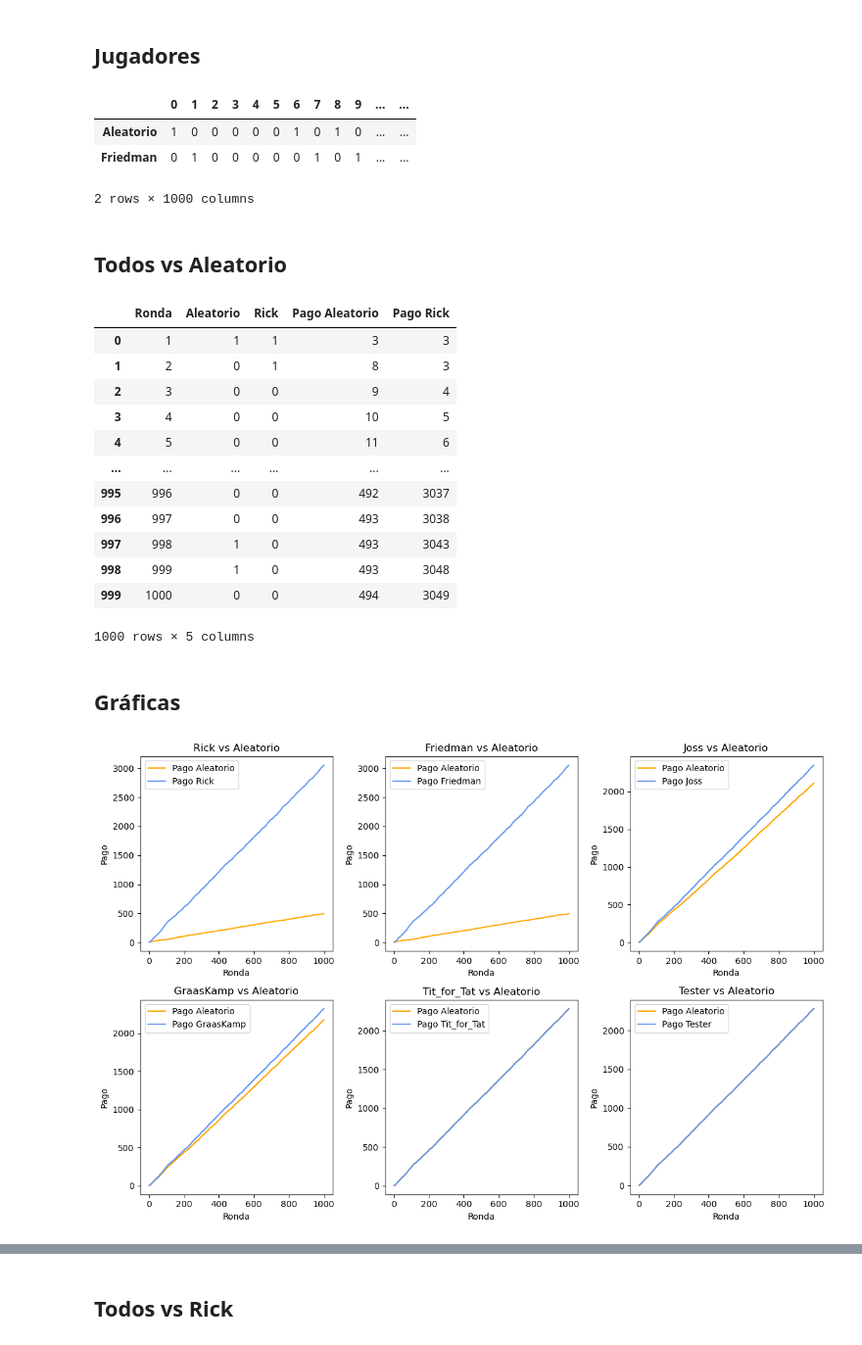
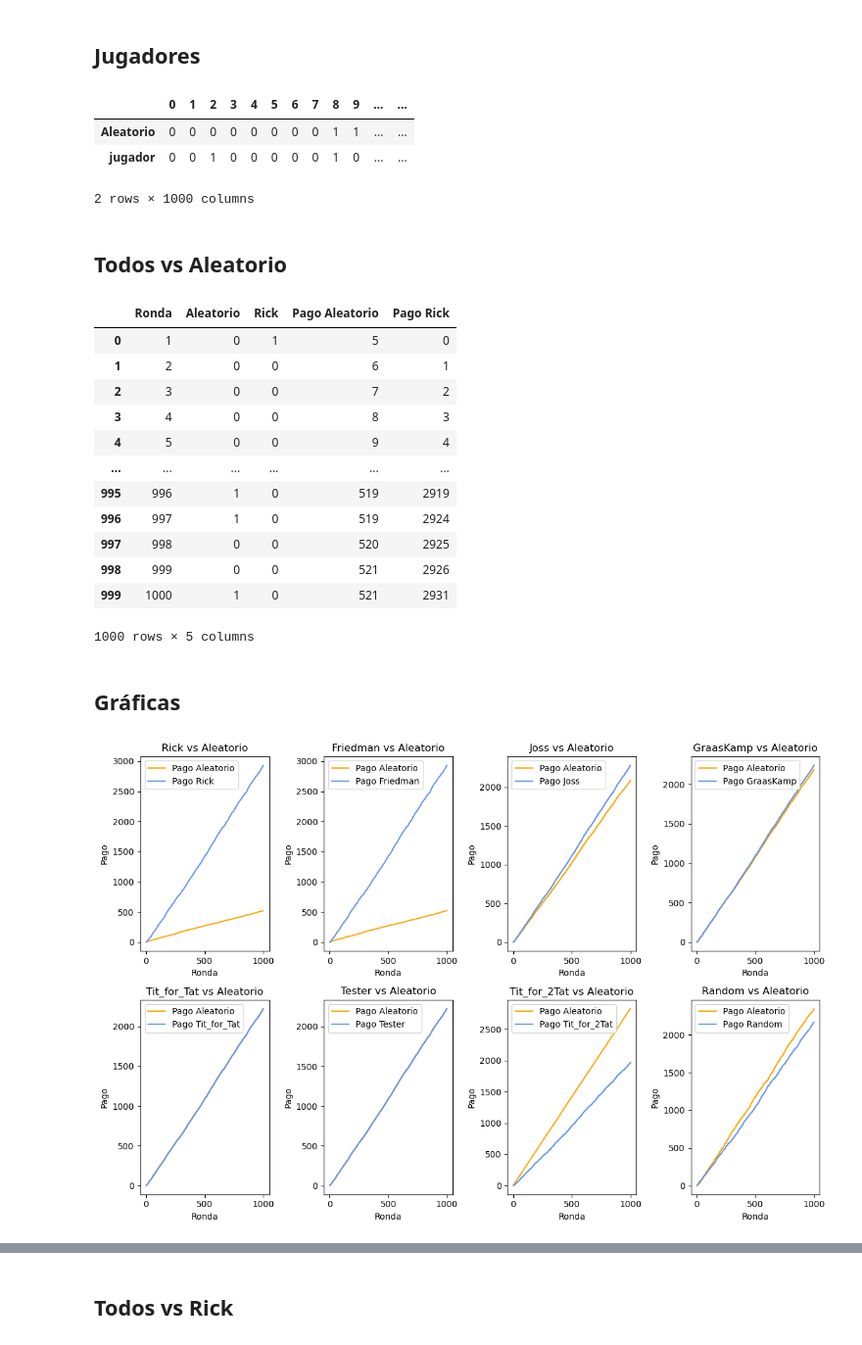
Before and after one commit to AlexFajardo26/Teoria_de_juegos, a Jupyter notebook: Proyecto.ipynb, the cells around one changed output, grey strips where cells are left out. Shown at 98% size. Saved outputs shown, nothing was run; the diff lists cells and outputs as text; code cells hidden in the pictures.

```diff
--- a/Proyecto.ipynb
+++ b/Proyecto.ipynb
@@ -152,14 +152,15 @@ def Tester (aleatorio):
             Tester_plays.append((i-2) % 2)
     return Tester_plays
 
-#def Tit_for_2Tat (aleatorio):
+def Tit_for_2Tat (aleatorio):
     Tit_for_2Tat_play = []
     ceros = 0
 
-    for i in range(0, len(aleatorio)+1):
+    for i in range(0, len(aleatorio)):
         if i == 0:
             Tit_for_2Tat_play.append(1)
-        elif aleatorio[i - 1] == 0:
+            continue
+        if aleatorio[i - 1] == 0:
             ceros += 1
         else :
             ceros = 0
@@ -170,22 +171,28 @@ def Tester (aleatorio):
             Tit_for_2Tat_play.append(aleatorio[i - 1])
 
     return Tit_for_2Tat_play
+
+def Random_player (aleatorio):
+    random_play = []
+    for _ in range(0, len(aleatorio)):
+        random_play.append(random.randint(0, 1))
+    return random_play
 # %%
 dataframe = pd.DataFrame ({
     'Aleatorio': aleatorio,
-    'Friedman': Tester(aleatorio)
+    'jugador': Random_player(aleatorio)
 }).T
 dataframe
 # %% [output]
 |  | 0 | 1 | 2 | 3 | 4 | 5 | 6 | 7 | 8 | 9 | ... | ... |
-| Aleatorio | 1 | 0 | 0 | 0 | 0 | 0 | 1 | 0 | 1 | 0 | ... | ... |
-| Friedman | 0 | 1 | 0 | 0 | 0 | 0 | 0 | 1 | 0 | 1 | ... | ... |
+| Aleatorio | 0 | 0 | 0 | 0 | 0 | 0 | 0 | 0 | 1 | 1 | ... | ... |
+| jugador | 0 | 0 | 1 | 0 | 0 | 0 | 0 | 0 | 1 | 0 | ... | ... |
 2 rows × 1000 columns
 # %% [markdown]
 ## Todos vs Aleatorio
 # %%
-nombres_aleatorio = ['Rick', 'Friedman', 'Joss', 'GraasKamp', 'Tit_for_Tat', 'Tester']
-jugadores = [Rick, Friedman, Joss, GraasKamp, Tit_for_Tat, Tester]
+nombres_aleatorio = ['Rick', 'Friedman', 'Joss', 'GraasKamp', 'Tit_for_Tat', 'Tester', 'Tit_for_2Tat', 'Random']
+jugadores = [Rick, Friedman, Joss, GraasKamp, Tit_for_Tat, Tester, Tit_for_2Tat, Random_player]
 
 df_aleatorio = []
 
@@ -210,39 +217,39 @@ for i in range(len(nombres_aleatorio)):
 df_aleatorio[0]
 # %% [output]
 |  | Ronda | Aleatorio | Rick | Pago Aleatorio | Pago Rick |
-| 0 | 1 | 1 | 1 | 3 | 3 |
-| 1 | 2 | 0 | 1 | 8 | 3 |
-| 2 | 3 | 0 | 0 | 9 | 4 |
-| 3 | 4 | 0 | 0 | 10 | 5 |
-| 4 | 5 | 0 | 0 | 11 | 6 |
+| 0 | 1 | 0 | 1 | 5 | 0 |
+| 1 | 2 | 0 | 0 | 6 | 1 |
+| 2 | 3 | 0 | 0 | 7 | 2 |
+| 3 | 4 | 0 | 0 | 8 | 3 |
+| 4 | 5 | 0 | 0 | 9 | 4 |
 | ... | ... | ... | ... | ... | ... |
-| 995 | 996 | 0 | 0 | 492 | 3037 |
-| 996 | 997 | 0 | 0 | 493 | 3038 |
-| 997 | 998 | 1 | 0 | 493 | 3043 |
-| 998 | 999 | 1 | 0 | 493 | 3048 |
-| 999 | 1000 | 0 | 0 | 494 | 3049 |
+| 995 | 996 | 1 | 0 | 519 | 2919 |
+| 996 | 997 | 1 | 0 | 519 | 2924 |
+| 997 | 998 | 0 | 0 | 520 | 2925 |
+| 998 | 999 | 0 | 0 | 521 | 2926 |
+| 999 | 1000 | 1 | 0 | 521 | 2931 |
 1000 rows × 5 columns
 # %% [markdown]
 ## Gráficas
 # %%
 def grafica_pagos_aleatorio (df_aleatorio, nombres_aleatorio):
     plt.figure(figsize=(12, 8))
 
     for i in range(len(nombres_aleatorio)):
-        plt.subplot(2, 3, i+1)
+        plt.subplot(2, 4, i+1)
         plt.plot(df_aleatorio[i]['Ronda'], df_aleatorio[i]['Pago Aleatorio'], label='Pago Aleatorio', color='orange')
         plt.plot(df_aleatorio[i]['Ronda'], df_aleatorio[i][f'Pago {nombres_aleatorio[i]}'], label=f'Pago {nombres_aleatorio[i]}', color='cornflowerblue')
         plt.title(f'{nombres_aleatorio[i]} vs Aleatorio')
         plt.xlabel('Ronda')
         plt.ylabel('Pago')
         plt.legend()
 
     plt.tight_layout()
     plt.show()
 
 grafica_pagos_aleatorio(df_aleatorio, nombres_aleatorio)
 # %% [output]
-[figure, old version]
+[figure, new version]
 # %%
 def graficar_ganancias(df_aleatorio, nombres_aleatorio):
     jugadores = []
```
Also changed, not shown: parts of 22 cells of this notebook.
